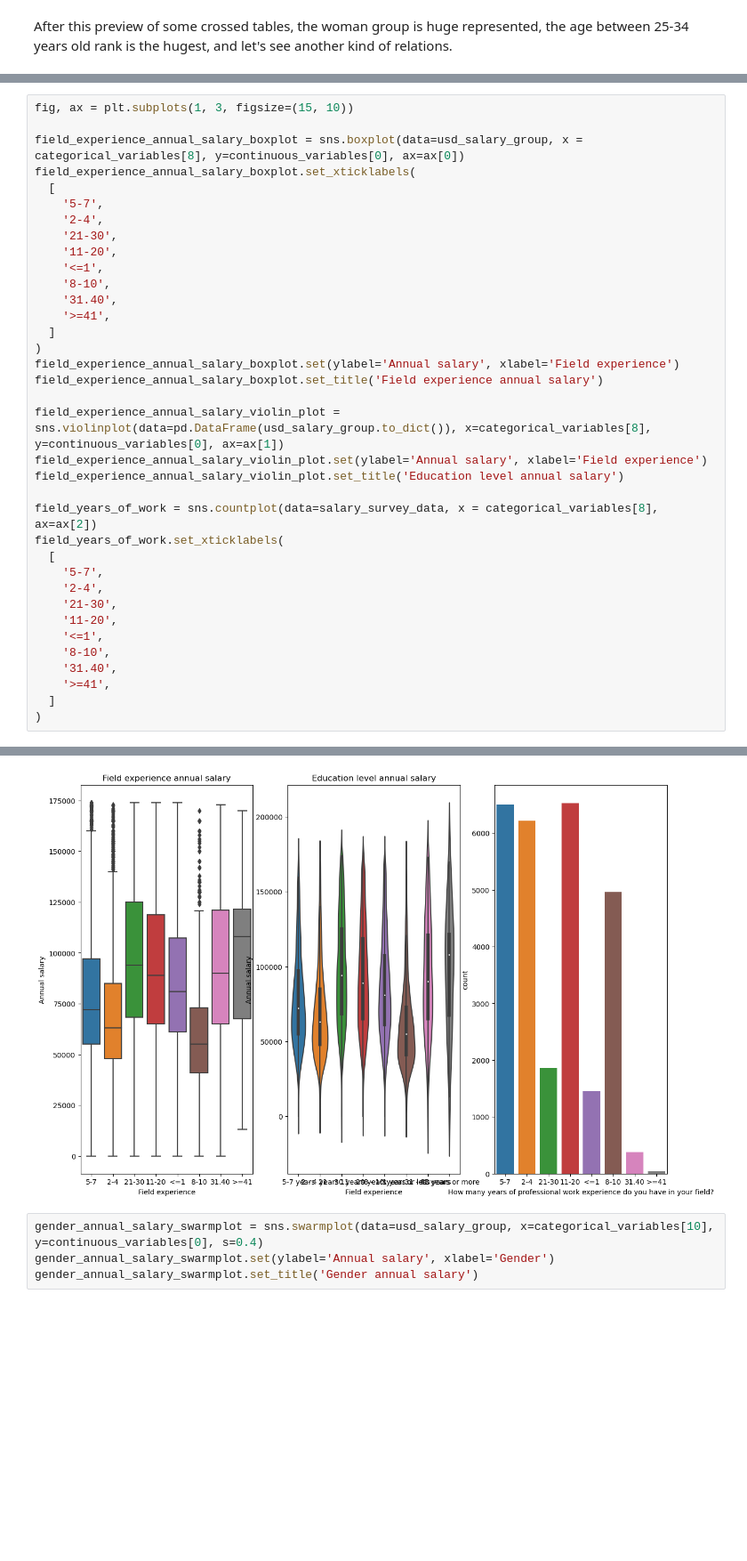
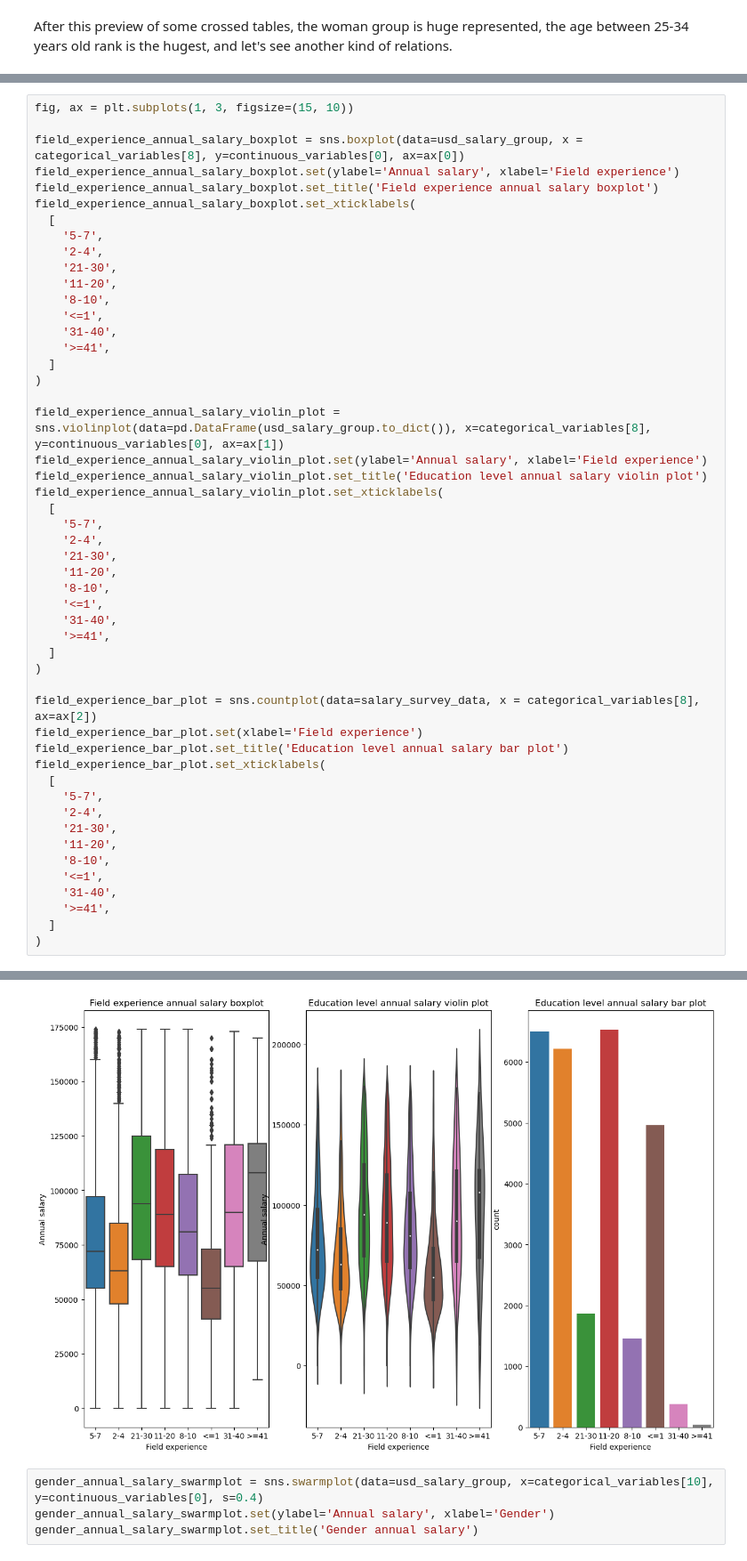
Before and after one commit to armandolezama/data-science-portfolio, a Jupyter notebook: Data_Science_Cycle/Ask_A_Manager_Salary_Survey_2021/Ask_A_Manager_Salary_Survey_2021.ipynb, the cells around one changed output, grey strips where cells are left out. Shown at 89% size. Saved outputs shown, nothing was run; the diff lists cells and outputs as text; blank space fills up the shorter version.

Commit message:
Added grouped plots for distinct distributions

```diff
--- a/Data_Science_Cycle/Ask_A_Manager_Salary_Survey_2021/Ask_A_Manager_Salary_Survey_2021.ipynb
+++ b/Data_Science_Cycle/Ask_A_Manager_Salary_Survey_2021/Ask_A_Manager_Salary_Survey_2021.ipynb
@@ -739,38 +846,52 @@ overall_experience_bar_plot.set_xticklabels(
 fig, ax = plt.subplots(1, 3, figsize=(15, 10))
 
 field_experience_annual_salary_boxplot = sns.boxplot(data=usd_salary_group, x = categorical_variables[8], y=continuous_variables[0], ax=ax[0])
+field_experience_annual_salary_boxplot.set(ylabel='Annual salary', xlabel='Field experience')
+field_experience_annual_salary_boxplot.set_title('Field experience annual salary boxplot')
 field_experience_annual_salary_boxplot.set_xticklabels(
   [
     '5-7',
     '2-4',
     '21-30',
     '11-20',
+    '8-10',
     '<=1',
-    '8-10',
-    '31.40',
+    '31-40',
     '>=41',
   ]
 )
-field_experience_annual_salary_boxplot.set(ylabel='Annual salary', xlabel='Field experience')
-field_experience_annual_salary_boxplot.set_title('Field experience annual salary')
 
 field_experience_annual_salary_violin_plot = sns.violinplot(data=pd.DataFrame(usd_salary_group.to_dict()), x=categorical_variables[8], y=continuous_variables[0], ax=ax[1])
 field_experience_annual_salary_violin_plot.set(ylabel='Annual salary', xlabel='Field experience')
-field_experience_annual_salary_violin_plot.set_title('Education level annual salary')
-
-field_years_of_work = sns.countplot(data=salary_survey_data, x = categorical_variables[8], ax=ax[2])
-field_years_of_work.set_xticklabels(
+field_experience_annual_salary_violin_plot.set_title('Education level annual salary violin plot')
+field_experience_annual_salary_violin_plot.set_xticklabels(
   [
     '5-7',
     '2-4',
     '21-30',
     '11-20',
+    '8-10',
     '<=1',
-    '8-10',
-    '31.40',
+    '31-40',
     '>=41',
   ]
 )
+
+field_experience_bar_plot = sns.countplot(data=salary_survey_data, x = categorical_variables[8], ax=ax[2])
+field_experience_bar_plot.set(xlabel='Field experience')
+field_experience_bar_plot.set_title('Education level annual salary bar plot')
+field_experience_bar_plot.set_xticklabels(
+  [
+    '5-7',
+    '2-4',
+    '21-30',
+    '11-20',
+    '8-10',
+    '<=1',
+    '31-40',
+    '>=41',
+  ]
+)
 # %% [output]
 [Text(0, 0, '5-7'),
  Text(1, 0, '2-4'),
@@ -782,5 +903,5 @@ field_years_of_work.set_xticklabels(
  Text(7, 0, '>=41')]
-[figure, old version]
+[figure, new version]
 # %%
 gender_annual_salary_swarmplot = sns.swarmplot(data=usd_salary_group, x=categorical_variables[10], y=continuous_variables[0], s=0.4)
 gender_annual_salary_swarmplot.set(ylabel='Annual salary', xlabel='Gender')
```
Also changed, not shown: parts of 4 cells of this notebook.
